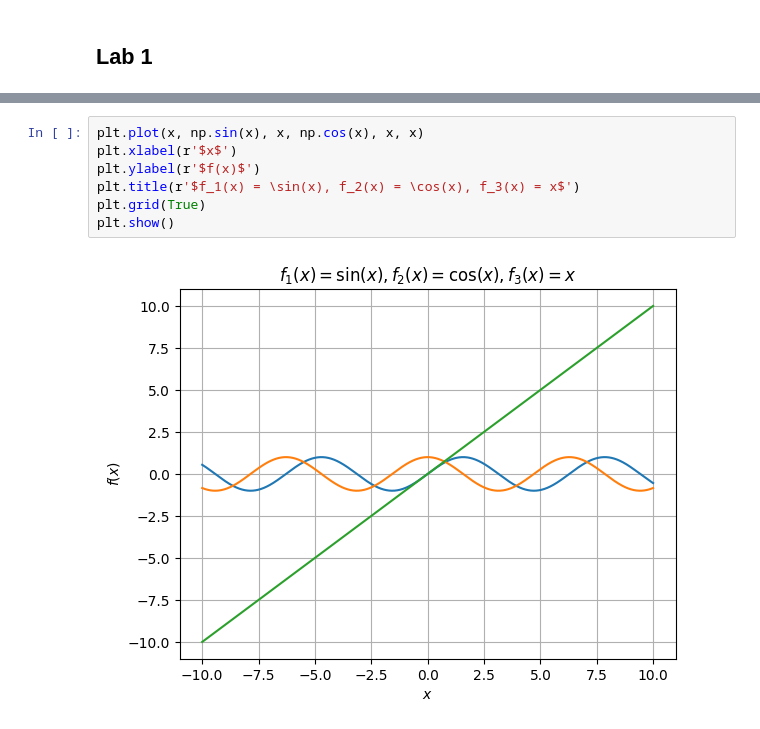
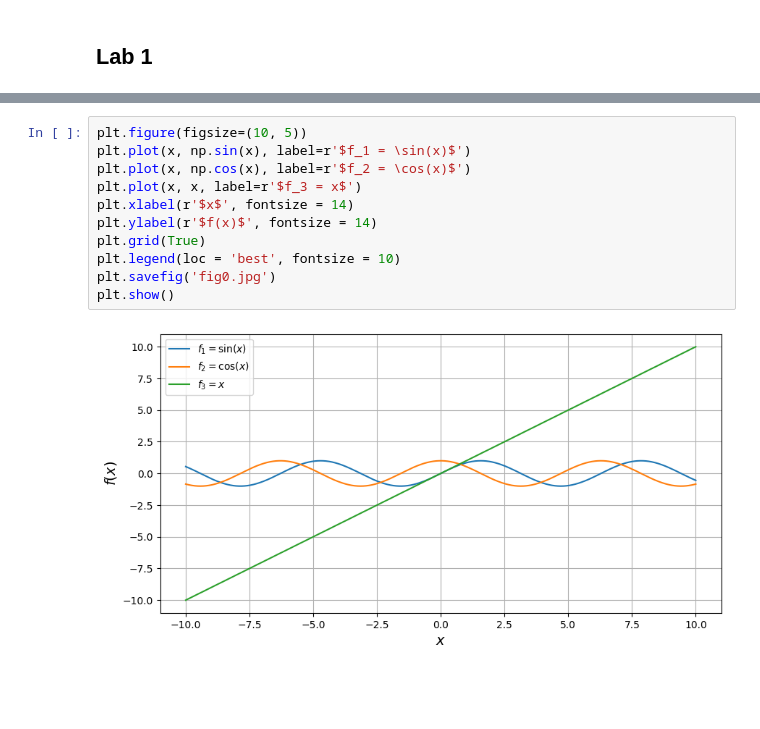
Before and after one commit to akirauruma/pycoursemipt, a Jupyter notebook: miptcourse.ipynb, the cells around one changed output, grey strips where cells are left out. Cells and saved outputs as stored; diff of their text form; blank space fills up the shorter version.

Commit message:
Changes| new plots + newdir

```diff
--- a/miptcourse.ipynb
+++ b/miptcourse.ipynb
@@ -16,11 +19,15 @@ plt.show()
 # %% [output]
 [figure]
 # %%
-plt.plot(x, np.sin(x), x, np.cos(x), x, x)
-plt.xlabel(r'$x$')
-plt.ylabel(r'$f(x)$')
-plt.title(r'$f_1(x) = \sin(x), f_2(x) = \cos(x), f_3(x) = x$')
+plt.figure(figsize=(10, 5))
+plt.plot(x, np.sin(x), label=r'$f_1 = \sin(x)$')
+plt.plot(x, np.cos(x), label=r'$f_2 = \cos(x)$')
+plt.plot(x, x, label=r'$f_3 = x$')
+plt.xlabel(r'$x$', fontsize = 14)
+plt.ylabel(r'$f(x)$', fontsize = 14)
 plt.grid(True)
+plt.legend(loc = 'best', fontsize = 10)
+plt.savefig('fig0.jpg')
 plt.show()
 # %% [output]
-[figure, old version]
+[figure, new version]
```
Also changed, not shown: parts of 6 cells of this notebook, 3 other files.
